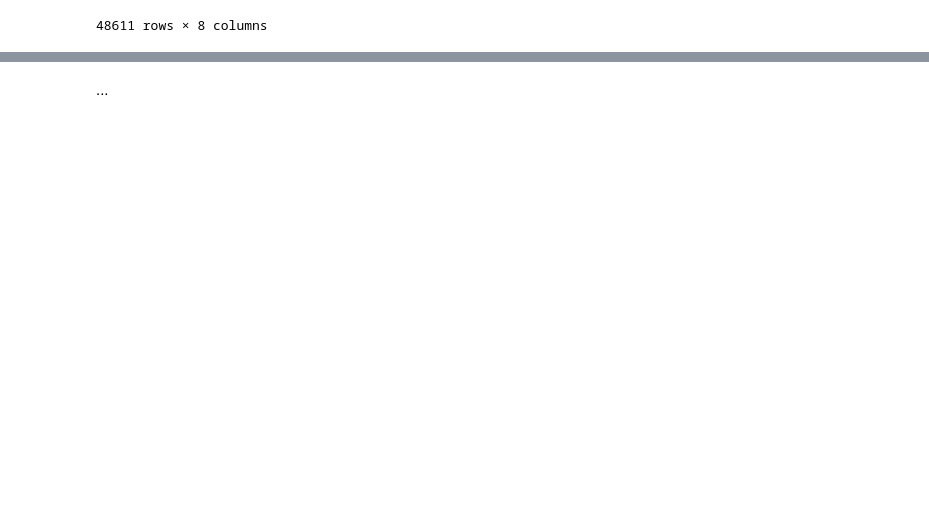
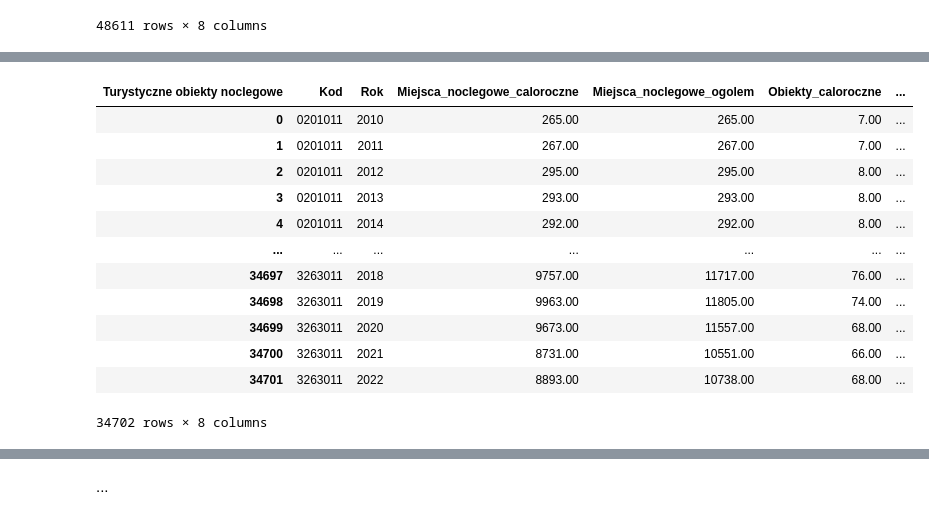
Before and after one commit to kuhyx/WUT_Computer_Science, a Jupyter notebook: main.ipynb, the cells around one changed output, grey strips where cells are left out. Drawn from its saved outputs; the diff is of its cells as text; code cells hidden in the pictures; blank space fills up the shorter version.

```diff
--- a/main.ipynb
+++ b/main.ipynb
@@ -225,0 +304,32 @@ df_ludn_3
+# %%
+df_tury = pd.read_csv(
+    'TURY_2017_CREL.csv',
+    sep=';',
+    converters={'Kod': str},
+    decimal=',')
+df_tury = df_tury[['Kod', 'Turystyczne obiekty noclegowe', 'Rok', 'Wartosc']]
+df_tury = df_tury.dropna()
+df_tury = df_tury.pivot_table(index=['Kod', 'Rok'], columns='Turystyczne obiekty noclegowe', values='Wartosc').reset_index()
+df_tury = df_tury.rename(columns={
+    'miejsca noclegowe całoroczne lipiec': 'Miejsca_noclegowe_caloroczne',
+    'miejsca noclegowe ogółem lipiec': 'Miejsca_noclegowe_ogolem',
+    'obiekty całoroczne lipiec': 'Obiekty_caloroczne',
+    'obiekty ogółem lipiec': 'Obiekty_ogolem',
+    'turyści (korzystający) ogółem styczeń-grudzień': 'Turysci_ogolem',
+    'turyści zagraniczni (korzystający) - nierezydenci styczeń-grudzień': 'Turysci_zagraniczni'})
+
+df_tury
+# %% [output]
+| Turystyczne obiekty noclegowe | Kod | Rok | Miejsca_noclegowe_caloroczne | Miejsca_noclegowe_ogolem | Obiekty_caloroczne | ... |
+| 0 | 0201011 | 2010 | 265.00 | 265.00 | 7.00 | ... |
+| 1 | 0201011 | 2011 | 267.00 | 267.00 | 7.00 | ... |
+| 2 | 0201011 | 2012 | 295.00 | 295.00 | 8.00 | ... |
+| 3 | 0201011 | 2013 | 293.00 | 293.00 | 8.00 | ... |
+| 4 | 0201011 | 2014 | 292.00 | 292.00 | 8.00 | ... |
+| ... | ... | ... | ... | ... | ... | ... |
+| 34697 | 3263011 | 2018 | 9757.00 | 11717.00 | 76.00 | ... |
+| 34698 | 3263011 | 2019 | 9963.00 | 11805.00 | 74.00 | ... |
+| 34699 | 3263011 | 2020 | 9673.00 | 11557.00 | 68.00 | ... |
+| 34700 | 3263011 | 2021 | 8731.00 | 10551.00 | 66.00 | ... |
+| 34701 | 3263011 | 2022 | 8893.00 | 10738.00 | 68.00 | ... |
+34702 rows × 8 columns
```
Also changed, not shown: parts of 20 cells of this notebook.
